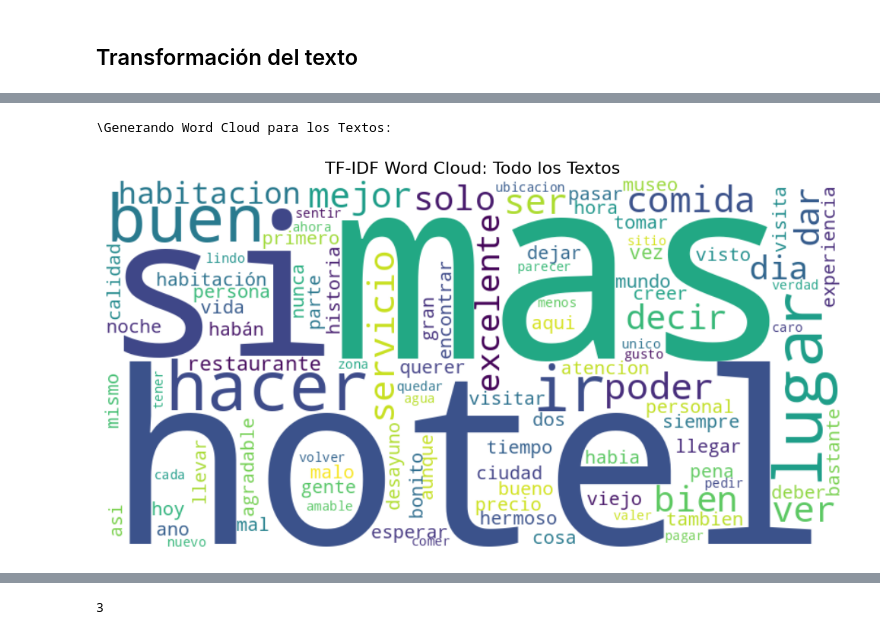
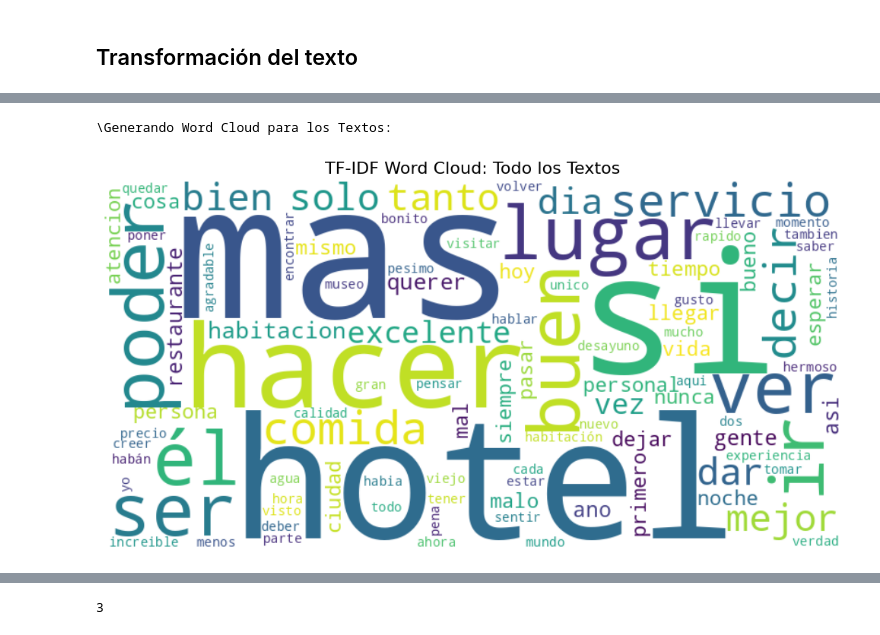
Before and after one commit to andersonjalvarado/P1-SENTIMENT-IA, a Jupyter notebook: Implementacion.ipynb, the cells around one changed output, grey strips where cells are left out. Drawn from its saved outputs; the diff is of its cells as text; code cells hidden in the pictures.

```diff
--- a/Implementacion.ipynb
+++ b/Implementacion.ipynb
@@ -498,13 +686,15 @@ def tokenize_text(text):
     return tokens
 # %%
 # Apply tokenization to the normalized text
-merged_df['tokens'] = merged_df['normalized_text'].apply(tokenize_text)
+merge_3em_df['tokens'] = merge_3em_df['normalized_text'].apply(tokenize_text)
+
+merge_2em_df['tokens'] = merge_2em_df['normalized_text'].apply(tokenize_text)
 
 # Show examples of tokenization
 print("\nEjemplo Tokenizacion:")
-for i in range(min(5, len(merged_df))):
-    print(f"Normalized: {merged_df.loc[i, 'normalized_text']}")
-    print(f"Tokens: {merged_df.loc[i, 'tokens']}")
+for i in range(min(5, len(merge_2em_df))):
+    print(f"Normalized: {merge_2em_df.loc[i, 'normalized_text']}")
+    print(f"Tokens: {merge_2em_df.loc[i, 'tokens']}")
     print("-" * 50)
 # %% [output]
 Ejemplo Tokenizacion:
@@ -536,13 +726,15 @@ def remove_stopwords(tokens):
     return filtered_tokens
 # %%
 # Apply stopword removal to the tokens
-merged_df['filtered_tokens'] = merged_df['tokens'].apply(remove_stopwords)
+merge_3em_df['filtered_tokens'] = merge_3em_df['tokens'].apply(remove_stopwords)
+
+merge_2em_df['filtered_tokens'] = merge_2em_df['tokens'].apply(remove_stopwords)
 
 # Show examples of stopword removal
 print("\nEjemplos Remocion Stopword:")
-for i in range(min(5, len(merged_df))):
-    print(f"Tokens: {merged_df.loc[i, 'tokens']}")
-    print(f"Despues de remover Stopword: {merged_df.loc[i, 'filtered_tokens']}")
+for i in range(min(5, len(merge_2em_df))):
+    print(f"Tokens: {merge_2em_df.loc[i, 'tokens']}")
+    print(f"Despues de remover Stopword: {merge_2em_df.loc[i, 'filtered_tokens']}")
     print("-" * 50)
 # %% [output]
 Ejemplos Remocion Stopword:
@@ -626,12 +780,14 @@ def lemmatize_tokens(tokens):
 # %%
 # Apply lemmatization to the filtered tokens
-merged_df['lemmas'] = merged_df['filtered_tokens'].apply(lemmatize_tokens)
+merge_3em_df['lemmas'] = merge_3em_df['filtered_tokens'].apply(lemmatize_tokens)
+
+merge_2em_df['lemmas'] = merge_2em_df['filtered_tokens'].apply(lemmatize_tokens)
 
 # Show examples of lemmatization
 print("\nEjemplos Lemmatizacion:")
-for i in range(min(5, len(merged_df))):
-    print(f"Tokens: {merged_df.loc[i, 'filtered_tokens']}")
-    print(f"Lemmas: {merged_df.loc[i, 'lemmas']}")
+for i in range(min(5, len(merge_2em_df))):
+    print(f"Tokens: {merge_2em_df.loc[i, 'filtered_tokens']}")
+    print(f"Lemmas: {merge_2em_df.loc[i, 'lemmas']}")
     print("-" * 50)
 # %% [output]
 Ejemplos Lemmatizacion:
@@ -652,7 +808,8 @@ Lemmas: ['denmir', 'helado', 'ar', 'full', 'abrumado']
 --------------------------------------------------
 # %%
 # Combinar lemmas en un solo string para cada fila
-merged_df['clean_text'] = merged_df['lemmas'].apply(lambda x: ' '.join(x) if x else '')
+merge_3em_df['clean_text'] = merge_3em_df['lemmas'].apply(lambda x: ' '.join(x) if x else '')
+merge_2em_df['clean_text'] = merge_2em_df['lemmas'].apply(lambda x: ' '.join(x) if x else '')
 # %%
 # Create a TF-IDF word cloud for each sentiment category
 
@@ -664,7 +821,6 @@ def generate_tfidf_wordcloud(texts, title, max_words=100):
     # Create a TF-IDF vectorizer
     tfidf_vectorizer = TfidfVectorizer(
         max_features=1000,
-        stop_words=stopwords.words('spanish'),
         ngram_range=(1, 2)  # Include both single words and bigrams
     )
 
@@ -676,35 +832,35 @@ def generate_tfidf_wordcloud(texts, title, max_words=100):
 
     # Sum TF-IDF values across documents for each word
     tfidf_sum = np.array(tfidf_matrix.sum(axis=0)).flatten()
 
     # Create a dictionary of word -> TF-IDF score
     word_tfidf = {feature_names[i]: tfidf_sum[i] for i in range(len(feature_names))}
 
     # Create and display word cloud
     plt.figure(figsize=(10, 6))
     wordcloud = WordCloud(
         width=800,
         height=400,
         background_color='white',
         max_words=max_words,
         colormap='viridis',
         contour_width=1,
         contour_color='steelblue'
     ).generate_from_frequencies(word_tfidf)
 
     plt.imshow(wordcloud, interpolation='bilinear')
     plt.axis('off')
     plt.title(title, fontsize=16)
     plt.tight_layout()
     plt.show()
 
 # Generate a word cloud for all texts
 print("\Generando Word Cloud para los Textos:")
-all_texts = merged_df['clean_text'].tolist()
+all_texts = merge_2em_df['clean_text'].tolist()
 generate_tfidf_wordcloud(all_texts, 'TF-IDF Word Cloud: Todo los Textos')
 # %% [output]
 \Generando Word Cloud para los Textos:
-[figure, old version]
+[figure, new version]
 # %%
 # Generate word clouds for each sentiment category
 print("\nGenerando Word Clouds por Categorias de Sentimiento:")
```
Also changed, not shown: parts of 139 cells of this notebook, 1 other file.
